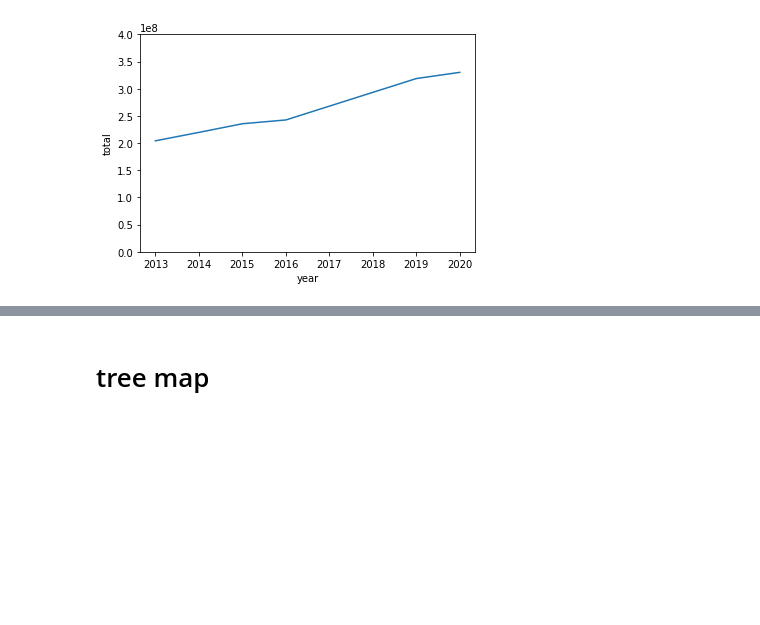
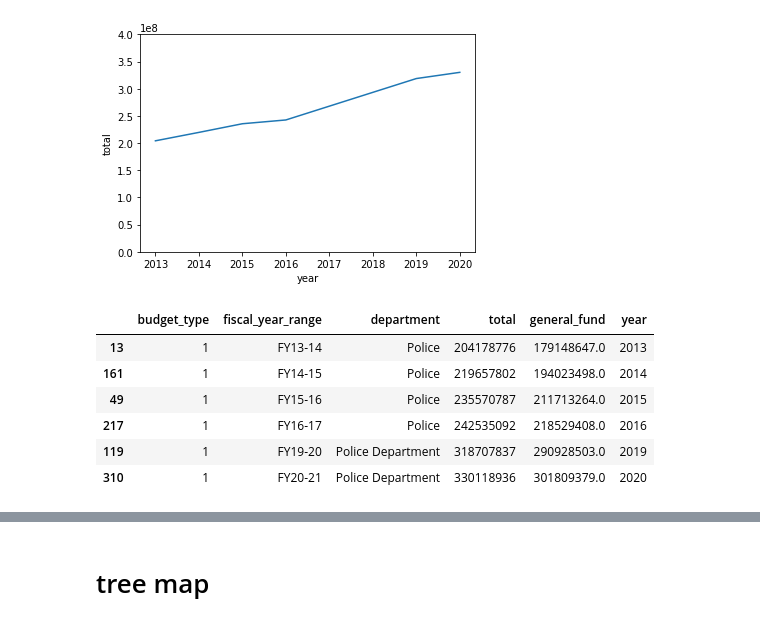
Before and after one commit to sfbrigade/datasci-police-budget, a Jupyter notebook: oaklanddataset/DRC_police_budgets.ipynb, the cells around one changed output, grey strips where cells are left out. Cells and saved outputs as stored; diff of their text form; code cells hidden in the pictures; blank space fills up the shorter version.

Commit message:
added more information to DRC_police_budgets.ipynb

```diff
--- a/oaklanddataset/DRC_police_budgets.ipynb
+++ b/oaklanddataset/DRC_police_budgets.ipynb
@@ -128,3 +136,13 @@ ylim(0,400000000)
 # %% [output]
 (0.0, 400000000.0)
 [figure]
+# %%
+police_budgets
+# %% [output]
+|  | budget_type | fiscal_year_range | department | total | general_fund | year |
+| 13 | 1 | FY13-14 | Police | 204178776 | 179148647.0 | 2013 |
+| 161 | 1 | FY14-15 | Police | 219657802 | 194023498.0 | 2014 |
+| 49 | 1 | FY15-16 | Police | 235570787 | 211713264.0 | 2015 |
+| 217 | 1 | FY16-17 | Police | 242535092 | 218529408.0 | 2016 |
+| 119 | 1 | FY19-20 | Police Department | 318707837 | 290928503.0 | 2019 |
+| 310 | 1 | FY20-21 | Police Department | 330118936 | 301809379.0 | 2020 |
```
Also changed, not shown: parts of 4 cells of this notebook.
